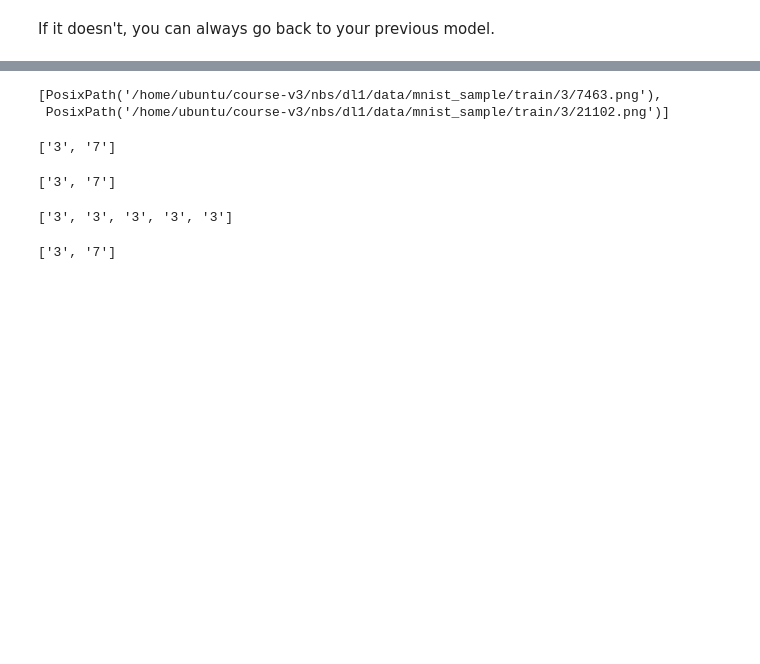
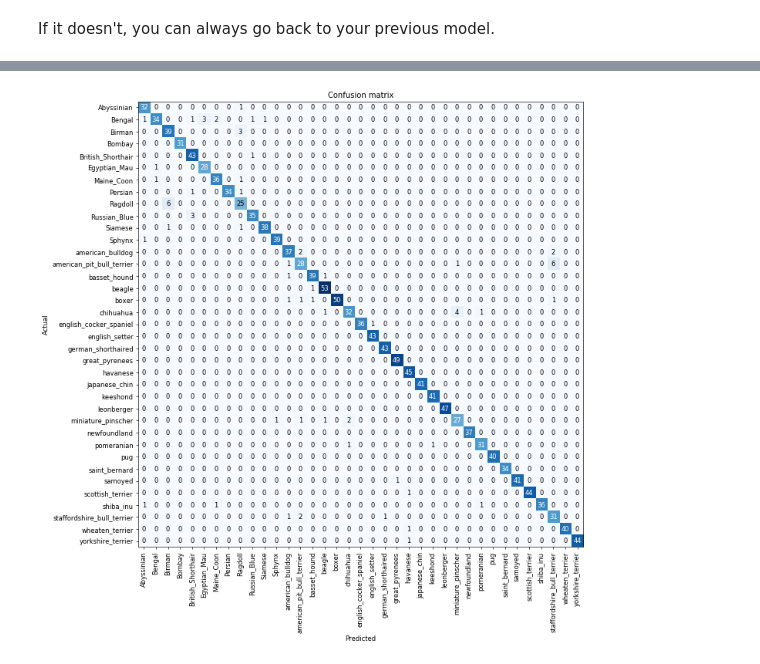
Before and after one commit to OleMussmann/estp-2019, a Jupyter notebook: 02_cloud_services/pets.ipynb, the cells around one changed output, grey strips where cells are left out. Drawn from its saved outputs; the diff is of its cells as text; code cells hidden in the pictures; blank space fills up the shorter version.

```diff
--- a/02_cloud_services/pets.ipynb
+++ b/02_cloud_services/pets.ipynb
@@ -338,27 +309,4 @@ data.classes
-# %%
-fn_paths = [path/name for name in df['name']]; fn_paths[:2]
-# %% [output]
-[PosixPath('/home/ubuntu/course-v3/nbs/dl1/data/mnist_sample/train/3/7463.png'),
- PosixPath('/home/ubuntu/course-v3/nbs/dl1/data/mnist_sample/train/3/21102.png')]
-# %%
-pat = r"/(\d)/\d+\.png$"
-data = ImageDataBunch.from_name_re(path, fn_paths, pat=pat, ds_tfms=tfms, size=24)
-data.classes
-# %% [output]
-['3', '7']
-# %%
-data = ImageDataBunch.from_name_func(path, fn_paths, ds_tfms=tfms, size=24,
-        label_func = lambda x: '3' if '/3/' in str(x) else '7')
-data.classes
-# %% [output]
-['3', '7']
-# %%
-labels = [('3' if '/3/' in str(x) else '7') for x in fn_paths]
-labels[:5]
-# %% [output]
-['3', '3', '3', '3', '3']
-# %%
-data = ImageDataBunch.from_lists(path, fn_paths, labels=labels, ds_tfms=tfms, size=24)
-data.classes
-# %% [output]
-['3', '7']
+# %%
+interp.plot_confusion_matrix(figsize=(12,12), dpi=60)
+# %% [output]
+[figure, added]
```
Also changed, not shown: parts of 37 cells of this notebook.
